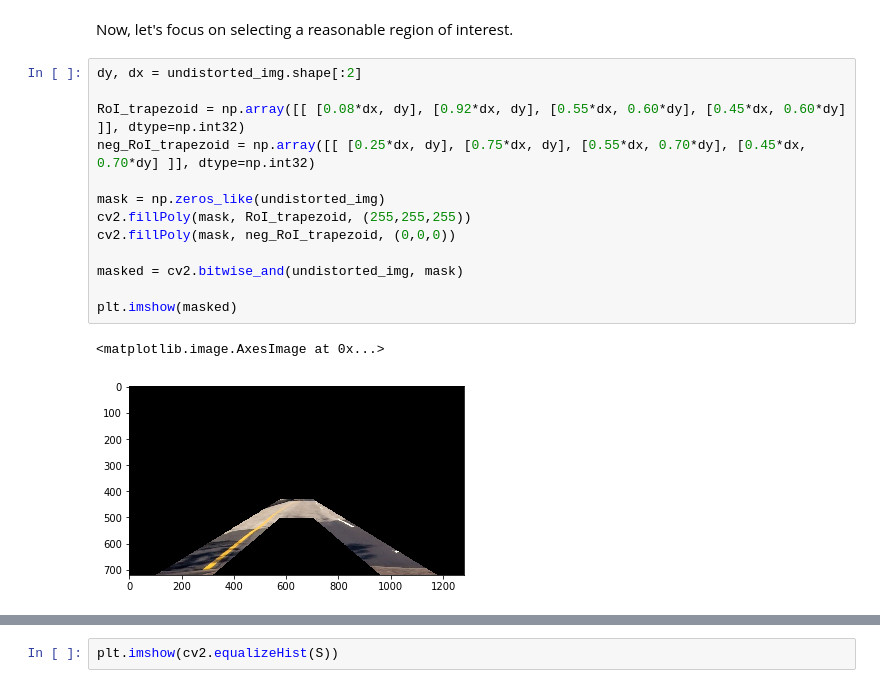
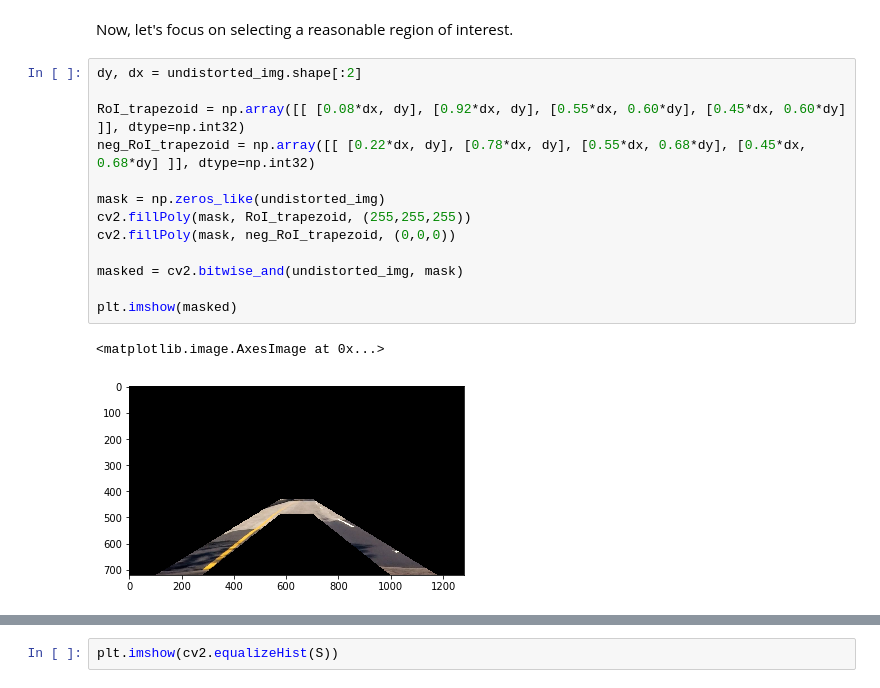
Before and after one commit to joaospinto/CarND-Advanced-Lane-Lines, a Jupyter notebook: Advanced Lane Lines (JSP).ipynb, the cells around one changed output, grey strips where cells are left out. Cells and saved outputs as stored; diff of their text form.

```diff
--- a/Advanced Lane Lines (JSP).ipynb
+++ b/Advanced Lane Lines (JSP).ipynb
@@ -152,19 +152,19 @@ Now, let's focus on selecting a reasonable region of interest.
 # %%
 dy, dx = undistorted_img.shape[:2]
 
 RoI_trapezoid = np.array([[ [0.08*dx, dy], [0.92*dx, dy], [0.55*dx, 0.60*dy], [0.45*dx, 0.60*dy] ]], dtype=np.int32)
-neg_RoI_trapezoid = np.array([[ [0.25*dx, dy], [0.75*dx, dy], [0.55*dx, 0.70*dy], [0.45*dx, 0.70*dy] ]], dtype=np.int32)
+neg_RoI_trapezoid = np.array([[ [0.22*dx, dy], [0.78*dx, dy], [0.55*dx, 0.68*dy], [0.45*dx, 0.68*dy] ]], dtype=np.int32)
 
 mask = np.zeros_like(undistorted_img)
 cv2.fillPoly(mask, RoI_trapezoid, (255,255,255))
 cv2.fillPoly(mask, neg_RoI_trapezoid, (0,0,0))
 
 masked = cv2.bitwise_and(undistorted_img, mask)
 
 plt.imshow(masked)
 # %% [output]
 <matplotlib.image.AxesImage at 0x...>
-[figure, old version]
+[figure, new version]
 # %%
 masked_HLS = cv2.bitwise_and(hls, mask)
 masked_S = masked_HLS[:,:,2]
```
Also changed, not shown: parts of 21 cells of this notebook.
